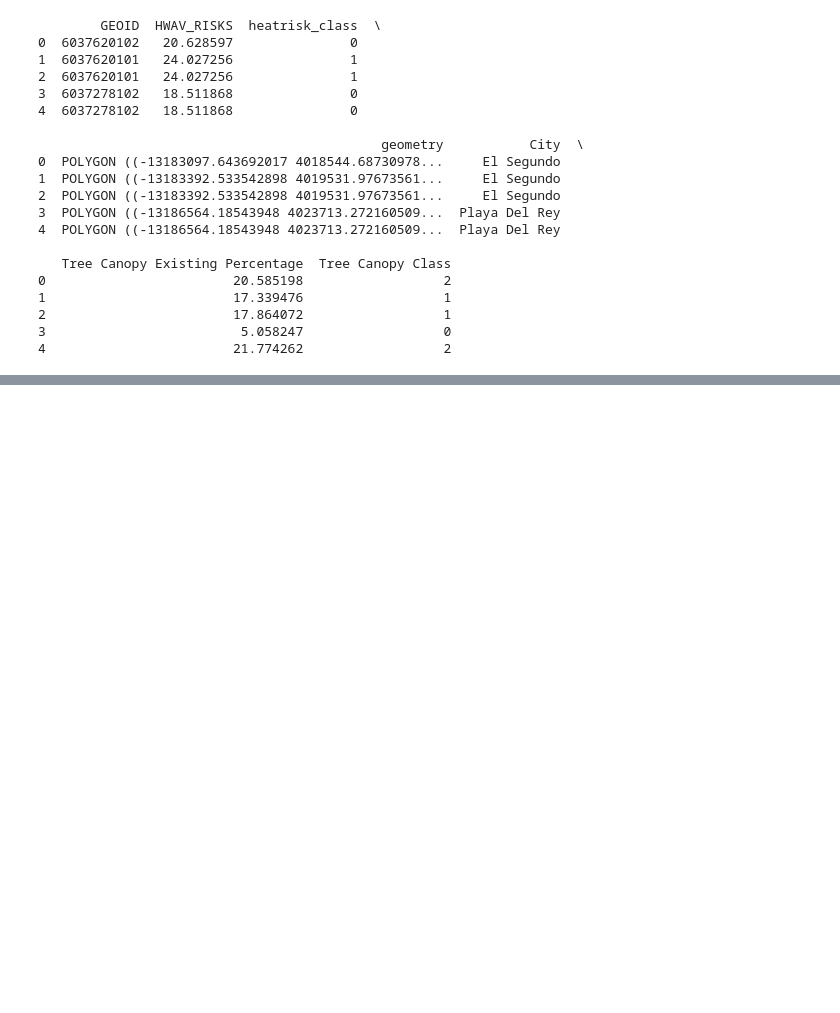
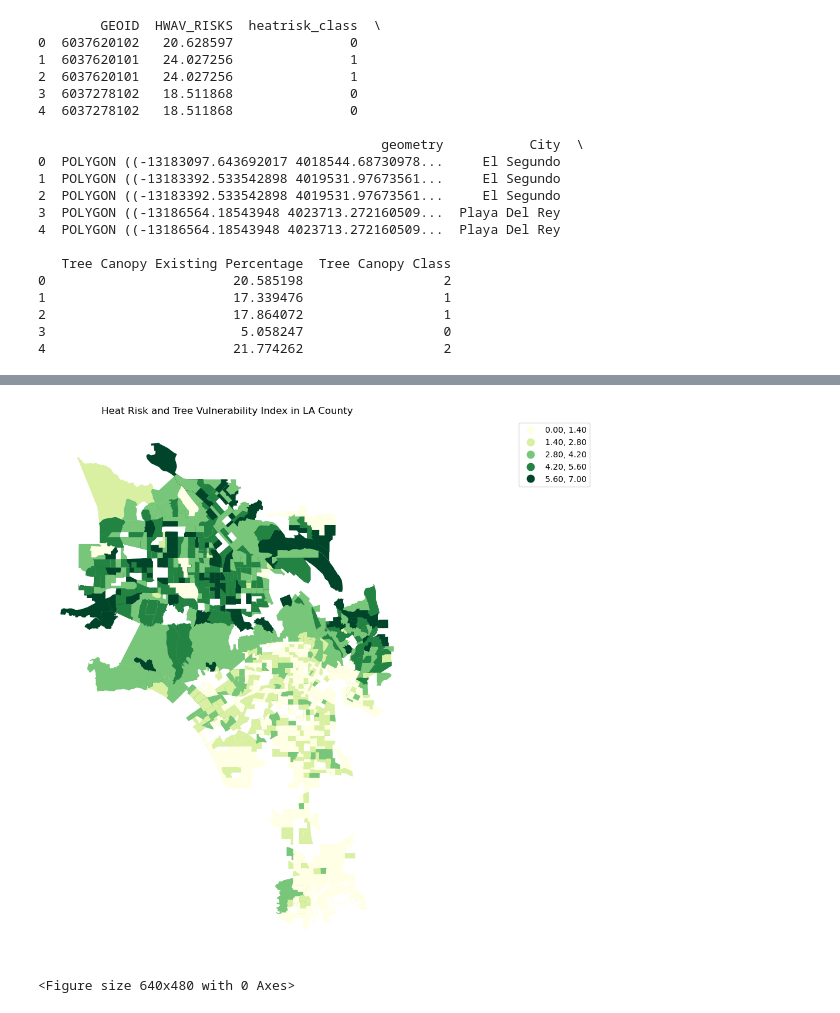
Before and after one commit to cailynschmidt/221finalproject, a Jupyter notebook: Tree_Heat_Index_group.ipynb, the cells around one changed output, grey strips where cells are left out. Drawn from its saved outputs; the diff is of its cells as text; code cells hidden in the pictures; blank space fills up the shorter version.

Commit message:
tree_heat_index

```diff
--- a/Tree_Heat_Index_group.ipynb
+++ b/Tree_Heat_Index_group.ipynb
@@ -258,0 +261,3 @@ AttributeError: Line2D.set() got an unexpected keyword argument 'scheme'
+# %%
+merged_tracts_new1['GEOID'] = merged_tracts_new1['GEOID'].astype(str)
+merged_tracts_new1.info()
@@ -258,0 +275,3 @@ AttributeError: Line2D.set() got an unexpected keyword argument 'scheme'
+# %%
+merged_tracts_new1['GEOID'] = '0' + merged_tracts_new1['GEOID']
+merged_tracts_new1.head()
@@ -258,0 +285,6 @@ AttributeError: Line2D.set() got an unexpected keyword argument 'scheme'
+# %%
+# Merge the dataframes on GEOID
+index_merge = la_tracts.merge(merged_tracts_new1, left_on='GEOID', right_on='GEOID')
+
+# Print the head of the merged dataframe
+print(index_merge.head())
@@ -258,0 +309,7 @@ AttributeError: Line2D.set() got an unexpected keyword argument 'scheme'
+# %%
+# Create the 'tree_heat_index' column
+index_merge['tree_heat_index'] = (
+    index_merge['heatrisk_class'] +
+    index_merge['Tree Canopy Class']
+)
+index_merge.head()
@@ -258,0 +325,19 @@ AttributeError: Line2D.set() got an unexpected keyword argument 'scheme'
+# %%
+# Plot the 'housing_transit_index' using equal intervals
+fig, ax = plt.subplots(figsize=(10, 10))
+index_merge.plot(column="tree_heat_index", scheme="Equal_Interval", k=5, cmap="YlGn", linewidth=0, legend=True, ax=ax)
+
+# Use tight layout
+plt.tight_layout()
+plt.title('Heat Risk and Tree Vulnerability Index in LA County')
+ax.axis('off')
+
+# Place legend outside of plot
+ax.get_legend().set_bbox_to_anchor((1.5, 1))
+plt.show()
+
+# Save the plot to a PNG file
+plt.savefig('housing_transit_vulnerability_index.png')
+# %% [output]
+[figure, added]
+<Figure size 640x480 with 0 Axes>
```
Also changed, not shown: parts of 18 cells of this notebook, 3 other files.
